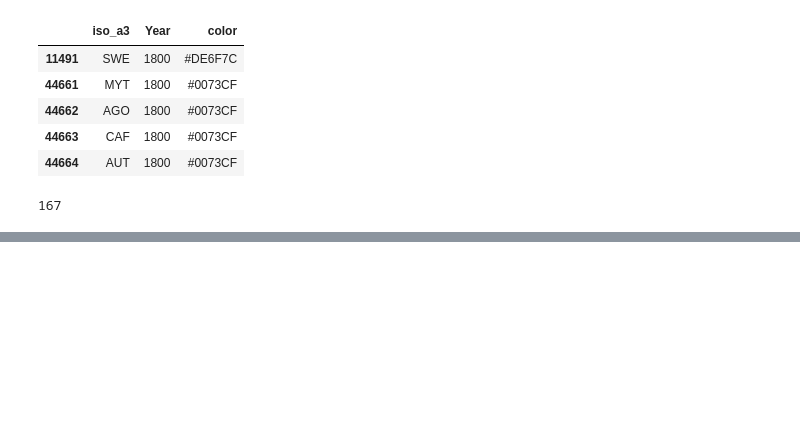
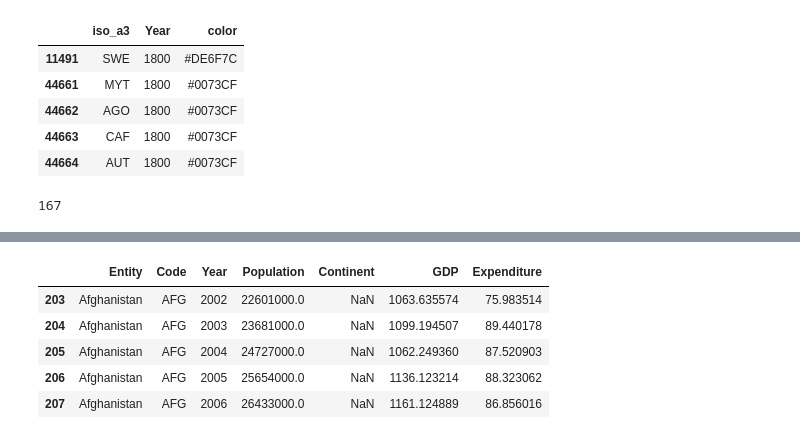
Before and after one commit to abhijeetknayak/Utilities, a Jupyter notebook: Data-Science/Country-Data/country-data-analysis.ipynb, the cells around one changed output, grey strips where cells are left out. Saved outputs shown, nothing was run; the diff lists cells and outputs as text; code cells hidden in the pictures; blank space fills up the shorter version.

```diff
--- a/Data-Science/Country-Data/country-data-analysis.ipynb
+++ b/Data-Science/Country-Data/country-data-analysis.ipynb
@@ -317,0 +334,14 @@ embed_map(m, 'time_slider_choropleth.html')
+# %%
+# Clean up data
+expenditure.rename(columns={'Total population (Gapminder, HYDE & UN)': 'Population',
+                            'GDP per capita, PPP (constant 2011 international $)': 'GDP',
+                            'Health expenditure per capita, PPP (constant 2011 international $)': 'Expenditure'}, inplace=True)
+expenditure = expenditure[(expenditure['GDP'].notna() & expenditure['Expenditure'].notna())]
+expenditure.head()
+# %% [output]
+|  | Entity | Code | Year | Population | Continent | GDP | Expenditure |
+| 203 | Afghanistan | AFG | 2002 | 22601000.0 | NaN | 1063.635574 | 75.983514 |
+| 204 | Afghanistan | AFG | 2003 | 23681000.0 | NaN | 1099.194507 | 89.440178 |
+| 205 | Afghanistan | AFG | 2004 | 24727000.0 | NaN | 1062.249360 | 87.520903 |
+| 206 | Afghanistan | AFG | 2005 | 25654000.0 | NaN | 1136.123214 | 88.323062 |
+| 207 | Afghanistan | AFG | 2006 | 26433000.0 | NaN | 1161.124889 | 86.856016 |
```
Also changed, not shown: parts of 3 cells of this notebook.
